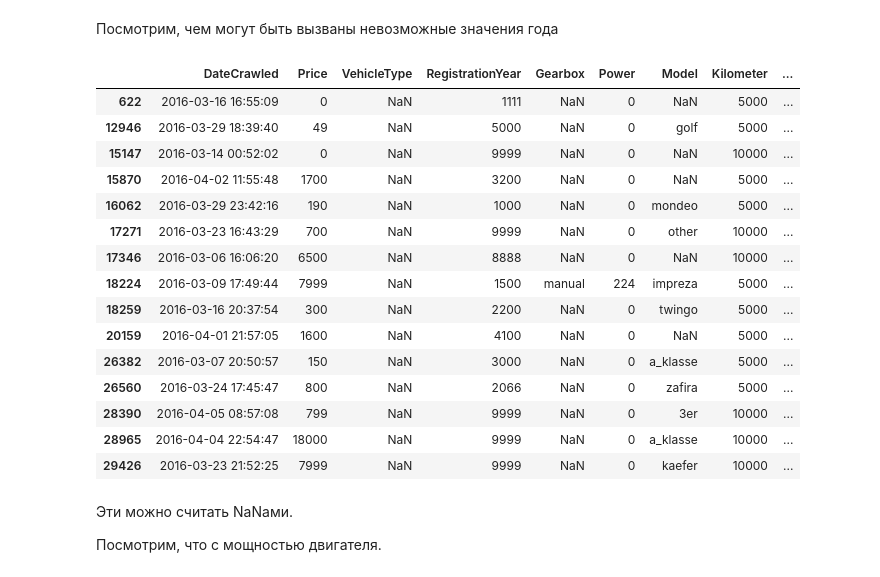
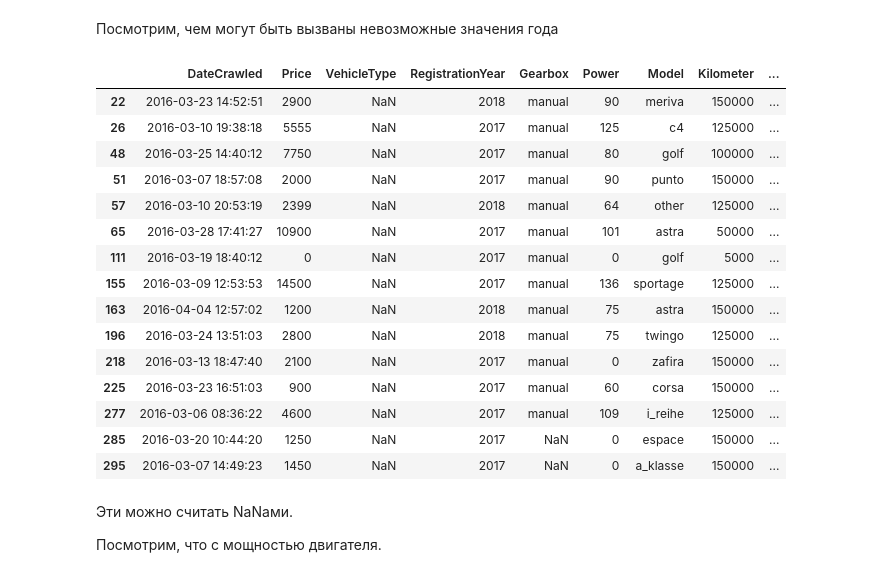
Before and after one commit to MetalUndivided/Yandex_Practicum, a Jupyter notebook: 10_Numerical_Methods/Numerical_Methods.ipynb, the cells around one changed output. Saved outputs shown, nothing was run; the diff lists cells and outputs as text; code cells hidden in the pictures.

```diff
--- a/10_Numerical_Methods/Numerical_Methods.ipynb
+++ b/10_Numerical_Methods/Numerical_Methods.ipynb
@@ -116,24 +187,24 @@ pd.plotting.scatter_matrix(data, figsize=(15, 10), hist_kwds={"bins":50}, alpha=
 # %% [markdown]
 Посмотрим, чем могут быть вызваны невозможные значения года
 # %%
-display(data[(data["RegistrationYear"] > 2023) | (data["RegistrationYear"] < 1900)].head(15))
+display(data[(data["RegistrationYear"] > 2016) | (data["RegistrationYear"] < 1900)].head(15))
 # %% [output]
 |  | DateCrawled | Price | VehicleType | RegistrationYear | Gearbox | Power | Model | Kilometer | ... |
-| 622 | 2016-03-16 16:55:09 | 0 | NaN | 1111 | NaN | 0 | NaN | 5000 | ... |
-| 12946 | 2016-03-29 18:39:40 | 49 | NaN | 5000 | NaN | 0 | golf | 5000 | ... |
-| 15147 | 2016-03-14 00:52:02 | 0 | NaN | 9999 | NaN | 0 | NaN | 10000 | ... |
-| 15870 | 2016-04-02 11:55:48 | 1700 | NaN | 3200 | NaN | 0 | NaN | 5000 | ... |
-| 16062 | 2016-03-29 23:42:16 | 190 | NaN | 1000 | NaN | 0 | mondeo | 5000 | ... |
-| 17271 | 2016-03-23 16:43:29 | 700 | NaN | 9999 | NaN | 0 | other | 10000 | ... |
-| 17346 | 2016-03-06 16:06:20 | 6500 | NaN | 8888 | NaN | 0 | NaN | 10000 | ... |
-| 18224 | 2016-03-09 17:49:44 | 7999 | NaN | 1500 | manual | 224 | impreza | 5000 | ... |
-| 18259 | 2016-03-16 20:37:54 | 300 | NaN | 2200 | NaN | 0 | twingo | 5000 | ... |
-| 20159 | 2016-04-01 21:57:05 | 1600 | NaN | 4100 | NaN | 0 | NaN | 5000 | ... |
-| 26382 | 2016-03-07 20:50:57 | 150 | NaN | 3000 | NaN | 0 | a_klasse | 5000 | ... |
-| 26560 | 2016-03-24 17:45:47 | 800 | NaN | 2066 | NaN | 0 | zafira | 5000 | ... |
-| 28390 | 2016-04-05 08:57:08 | 799 | NaN | 9999 | NaN | 0 | 3er | 10000 | ... |
-| 28965 | 2016-04-04 22:54:47 | 18000 | NaN | 9999 | NaN | 0 | a_klasse | 10000 | ... |
-| 29426 | 2016-03-23 21:52:25 | 7999 | NaN | 9999 | NaN | 0 | kaefer | 10000 | ... |
+| 22 | 2016-03-23 14:52:51 | 2900 | NaN | 2018 | manual | 90 | meriva | 150000 | ... |
+| 26 | 2016-03-10 19:38:18 | 5555 | NaN | 2017 | manual | 125 | c4 | 125000 | ... |
+| 48 | 2016-03-25 14:40:12 | 7750 | NaN | 2017 | manual | 80 | golf | 100000 | ... |
+| 51 | 2016-03-07 18:57:08 | 2000 | NaN | 2017 | manual | 90 | punto | 150000 | ... |
+| 57 | 2016-03-10 20:53:19 | 2399 | NaN | 2018 | manual | 64 | other | 125000 | ... |
+| 65 | 2016-03-28 17:41:27 | 10900 | NaN | 2017 | manual | 101 | astra | 50000 | ... |
+| 111 | 2016-03-19 18:40:12 | 0 | NaN | 2017 | manual | 0 | golf | 5000 | ... |
+| 155 | 2016-03-09 12:53:53 | 14500 | NaN | 2017 | manual | 136 | sportage | 125000 | ... |
+| 163 | 2016-04-04 12:57:02 | 1200 | NaN | 2018 | manual | 75 | astra | 150000 | ... |
+| 196 | 2016-03-24 13:51:03 | 2800 | NaN | 2018 | manual | 75 | twingo | 125000 | ... |
+| 218 | 2016-03-13 18:47:40 | 2100 | NaN | 2017 | manual | 0 | zafira | 150000 | ... |
+| 225 | 2016-03-23 16:51:03 | 900 | NaN | 2017 | manual | 60 | corsa | 150000 | ... |
+| 277 | 2016-03-06 08:36:22 | 4600 | NaN | 2017 | manual | 109 | i_reihe | 125000 | ... |
+| 285 | 2016-03-20 10:44:20 | 1250 | NaN | 2017 | NaN | 0 | espace | 150000 | ... |
+| 295 | 2016-03-07 14:49:23 | 1450 | NaN | 2017 | NaN | 0 | a_klasse | 150000 | ... |
 # %% [markdown]
 Эти можно считать NaNами.
 
```
Also changed, not shown: parts of 83 cells of this notebook, 2 other files.
